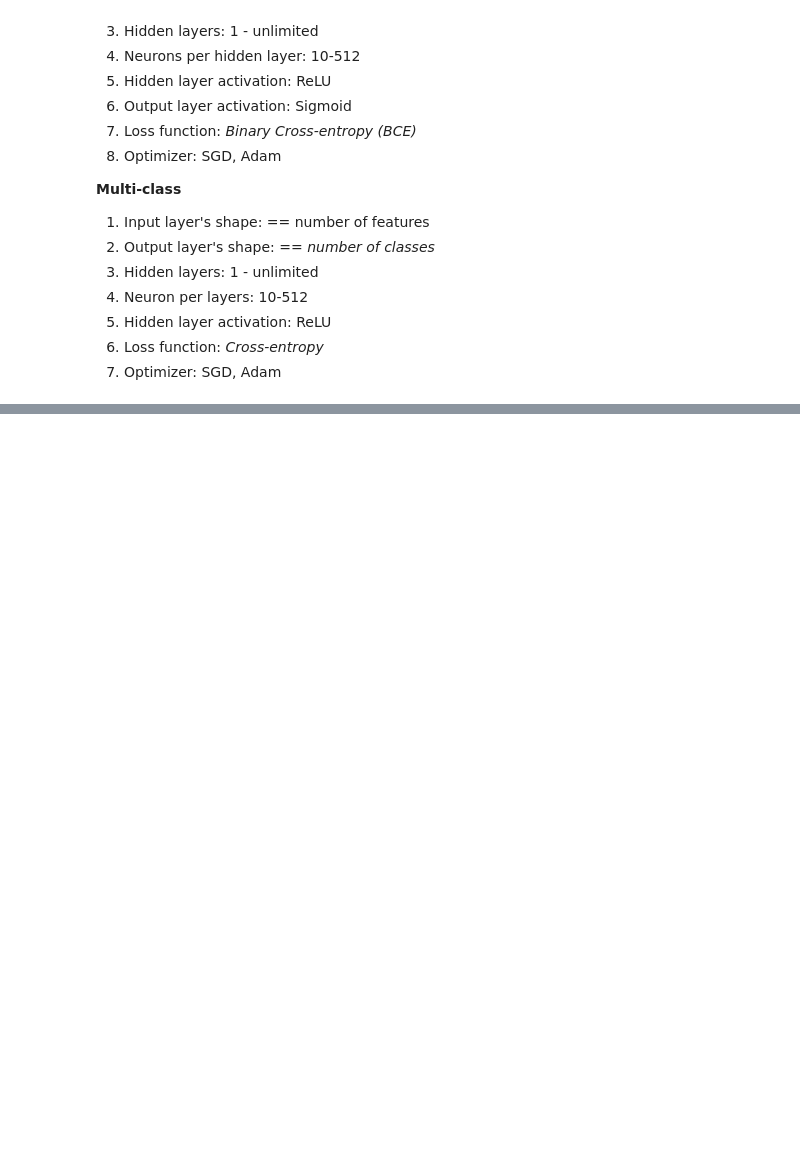
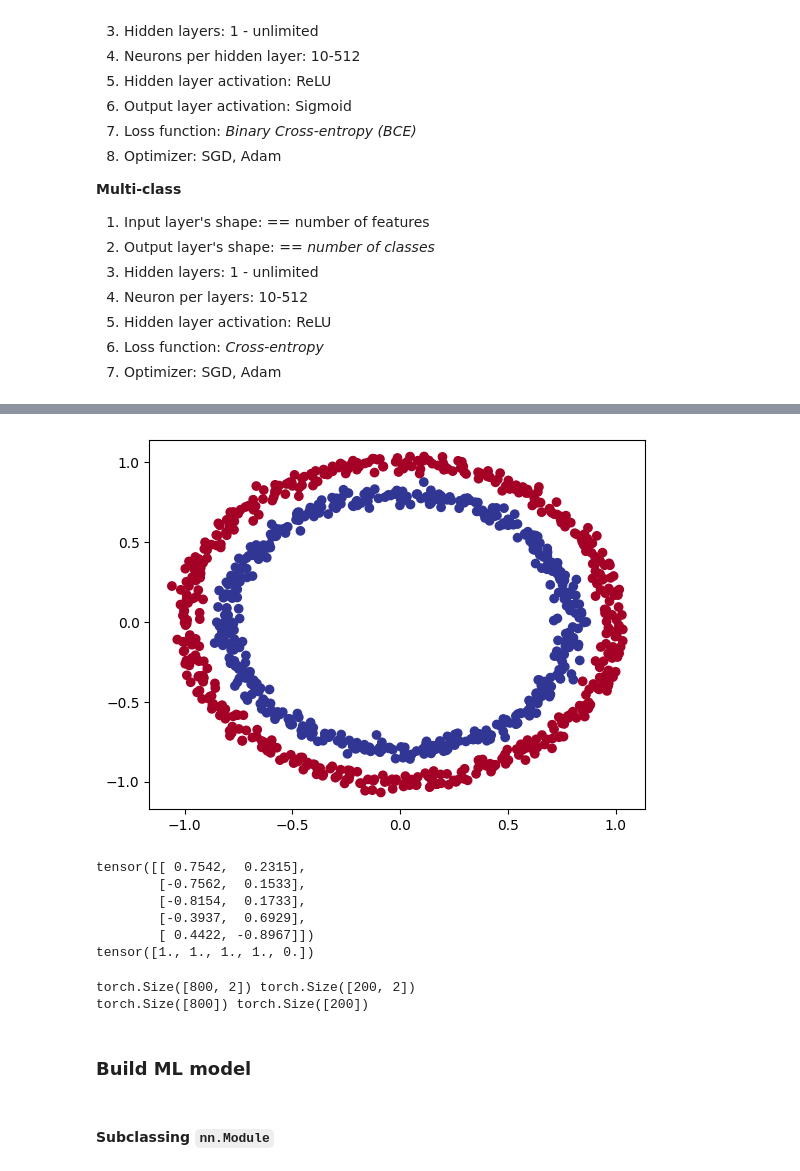
Before and after one commit to TonyQ2k3/pytorch-training, a Jupyter notebook: notebooks/pytorch_day4.ipynb, the cells around one changed output, grey strips where cells are left out. Saved outputs shown, nothing was run; the diff lists cells and outputs as text; code cells hidden in the pictures; blank space fills up the shorter version.

```diff
--- a/notebooks/pytorch_day4.ipynb
+++ b/notebooks/pytorch_day4.ipynb
@@ -47,0 +59,6 @@
+# %%
+# Make 1000 samples
+n_samples = 1000
+x, y = make_circles(n_samples, noise=0.03, random_state=42)
+print(x.shape)
+print(y.shape)
@@ -47,0 +88,34 @@
+# %%
+# Visualize the circles
+def plot_circles(x, y):
+    plt.scatter(x[:, 0], x[:, 1], c=y, cmap=plt.cm.RdYlBu)
+    plt.show()
+
+plot_circles(x, y)
+# %% [output]
+[figure, added]
+# %%
+# Convert to tensors
+x = torch.from_numpy(x).type(torch.float)
+y = torch.from_numpy(y).type(torch.float)
+print(x[:5])
+print(y[:5])
+# %% [output]
+tensor([[ 0.7542,  0.2315],
+        [-0.7562,  0.1533],
+        [-0.8154,  0.1733],
+        [-0.3937,  0.6929],
+        [ 0.4422, -0.8967]])
+tensor([1., 1., 1., 1., 0.])
+# %%
+# Splitting data randomly
+from sklearn.model_selection import train_test_split
+
+x_train, x_test, y_train, y_test = train_test_split(x, y, test_size=0.2, random_state=42)
+print(x_train.shape, x_test.shape)
+print(y_train.shape, y_test.shape)
+# %% [output]
+torch.Size([800, 2]) torch.Size([200, 2])
+torch.Size([800]) torch.Size([200])
+# %% [markdown]
+### Build ML model
@@ -47,0 +125,2 @@
+# %% [markdown]
+#### Subclassing `nn.Module`
```
Also changed, not shown: parts of 17 cells of this notebook.
